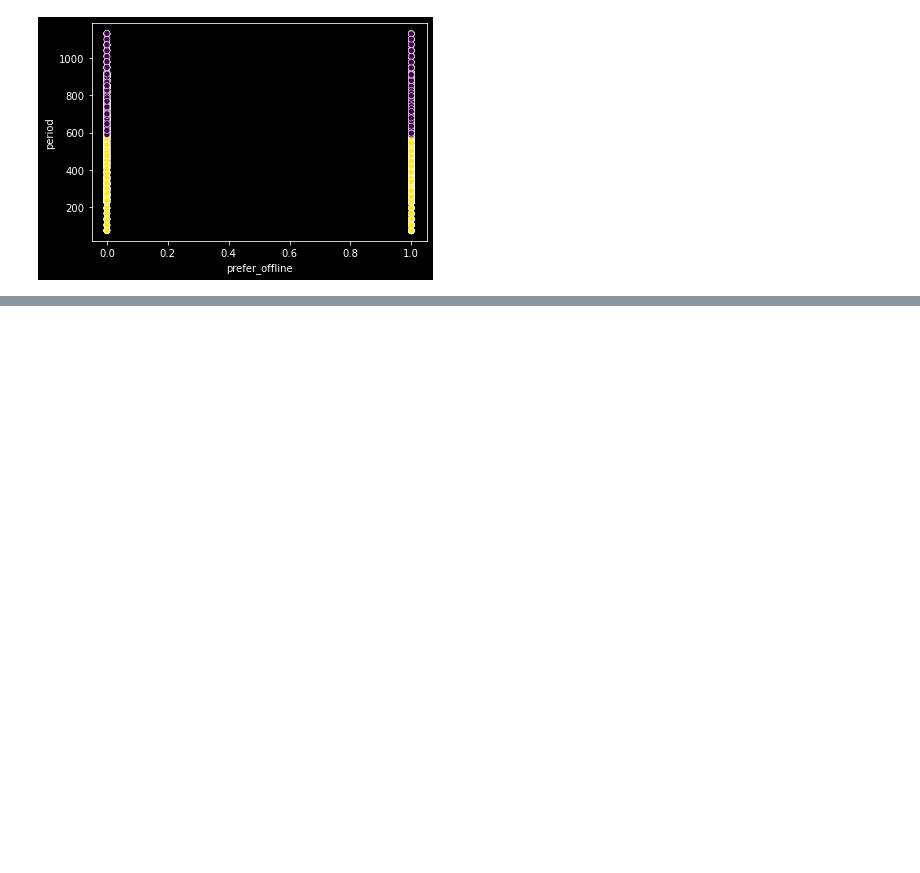
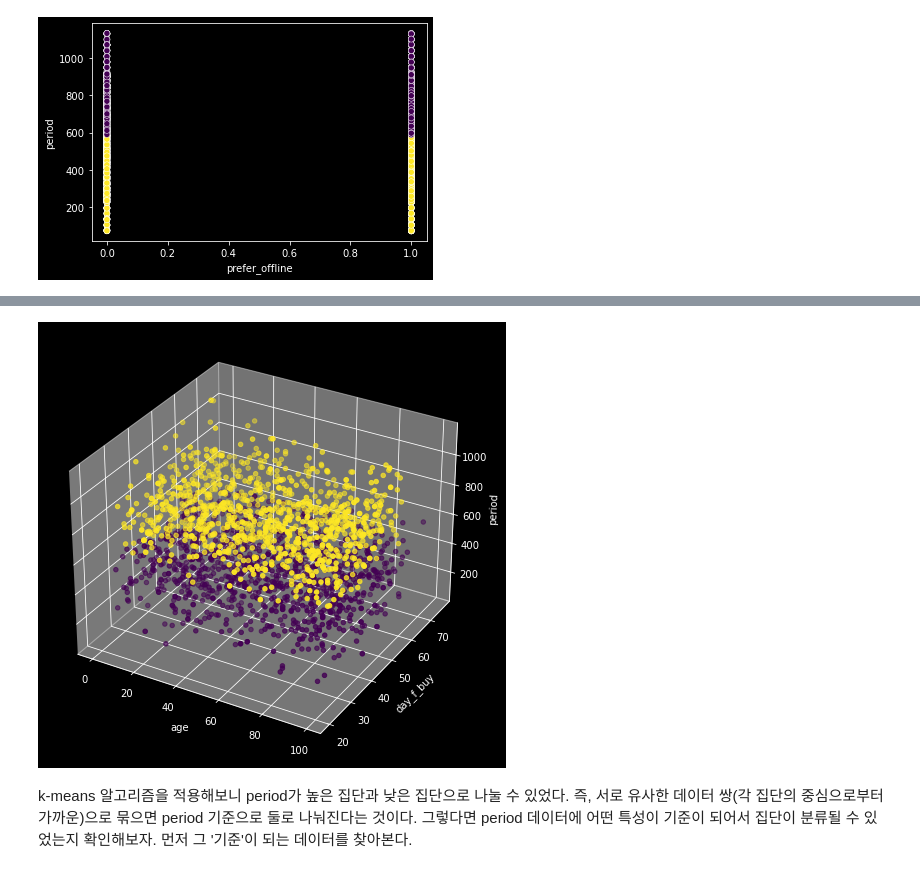
Before and after one commit to sw-song/kaggle-study, a Jupyter notebook: 00_05_customer_segmentation/customer_segmentation.ipynb, the cells around one changed output, grey strips where cells are left out. Drawn from its saved outputs; the diff is of its cells as text; code cells hidden in the pictures; blank space fills up the shorter version.

```diff
--- a/00_05_customer_segmentation/customer_segmentation.ipynb
+++ b/00_05_customer_segmentation/customer_segmentation.ipynb
@@ -462,0 +349,19 @@ sns.scatterplot(data=customer_df, x='buy_f_promo', y='period')
+# %%
+# 2개 군집으로 나누는 kmeans 모델 생성
+kmeans_new = KMeans(n_clusters=2)
+# 연속형 변수만 포함한 데이터로 머신러닝 수행
+labels_new = kmeans_new.fit_predict(test_df)
+# %%
+from mpl_toolkits.mplot3d import Axes3D
+
+fig = plt.figure(figsize=(6,6))
+ax = Axes3D(fig)
+ax.scatter(xs=test_df['day_f_buy'], ys=test_df['age'], zs=test_df['period'], c=labels_new)
+ax.set_xlabel('age')
+ax.set_ylabel('day_f_buy')
+ax.set_zlabel('period')
+plt.show()
+# %% [output]
+[figure, added]
+# %% [markdown]
+k-means 알고리즘을 적용해보니 period가 높은 집단과 낮은 집단으로 나눌 수 있었다. 즉, 서로 유사한 데이터 쌍(각 집단의 중심으로부터 가까운)으로 묶으면 period 기준으로 둘로 나눠진다는 것이다. 그렇다면 period 데이터에 어떤 특성이 기준이 되어서 집단이 분류될 수 있었는지 확인해보자. 먼저 그 '기준'이 되는 데이터를 찾아본다.
```
Also changed, not shown: parts of 39 cells of this notebook.
